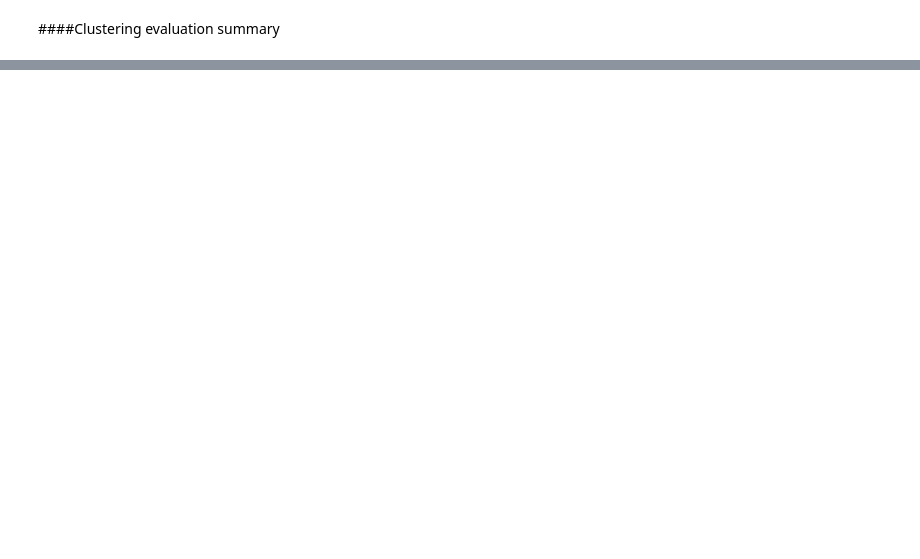
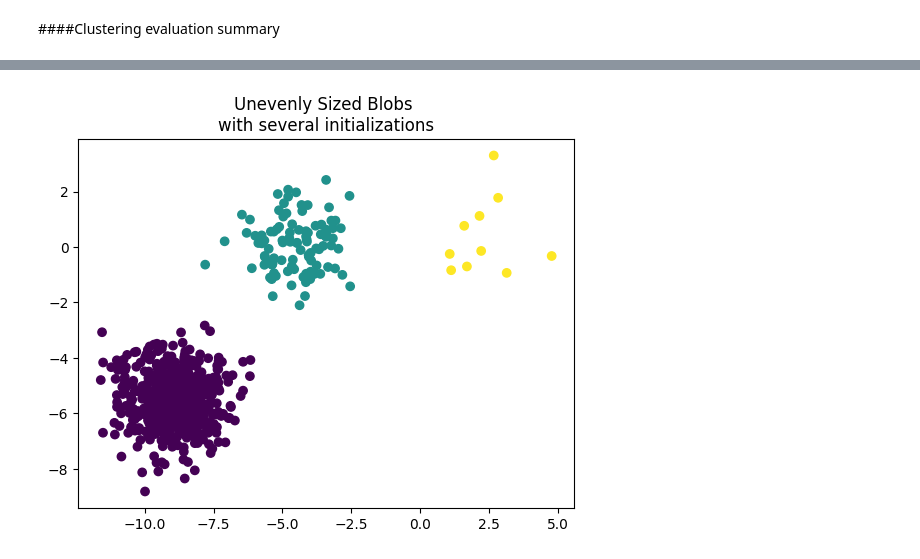
Before and after one commit to delonfadhil/MachineLearningTasks, a Jupyter notebook: 6thWeekTasks/Clustering SKLearn/1_K_means.ipynb, the cells around one changed output, grey strips where cells are left out. Saved outputs shown, nothing was run; the diff lists cells and outputs as text; code cells hidden in the pictures; blank space fills up the shorter version.

```diff
--- a/6thWeekTasks/Clustering SKLearn/1_K_means.ipynb
+++ b/6thWeekTasks/Clustering SKLearn/1_K_means.ipynb
@@ -358,0 +365,18 @@ plt.tight_layout()
+# %%
+import numpy as np
+
+from sklearn.datasets import make_blobs
+
+n_samples = 1500
+random_state = 170
+transformation = [[0.60834549, -0.63667341], [-0.40887718, 0.85253229]]
+
+X, y = make_blobs(n_samples=n_samples, random_state=random_state)
+X_aniso = np.dot(X, transformation)  # Anisotropic blobs
+X_varied, y_varied = make_blobs(
+    n_samples=n_samples, cluster_std=[1.0, 2.5, 0.5], random_state=random_state
+)  # Unequal variance
+X_filtered = np.vstack(
+    (X[y == 0][:500], X[y == 1][:100], X[y == 2][:10])
+)  # Unevenly sized blobs
+y_filtered = [0] * 500 + [1] * 100 + [2] * 10
@@ -358,0 +445,9 @@ plt.tight_layout()
+# %%
+y_pred = KMeans(n_clusters=3, n_init=10, random_state=random_state).fit_predict(
+    X_filtered
+)
+plt.scatter(X_filtered[:, 0], X_filtered[:, 1], c=y_pred)
+plt.title("Unevenly Sized Blobs \nwith several initializations")
+plt.show()
+# %% [output]
+[figure, added]
```
Also changed, not shown: parts of 62 cells of this notebook.
